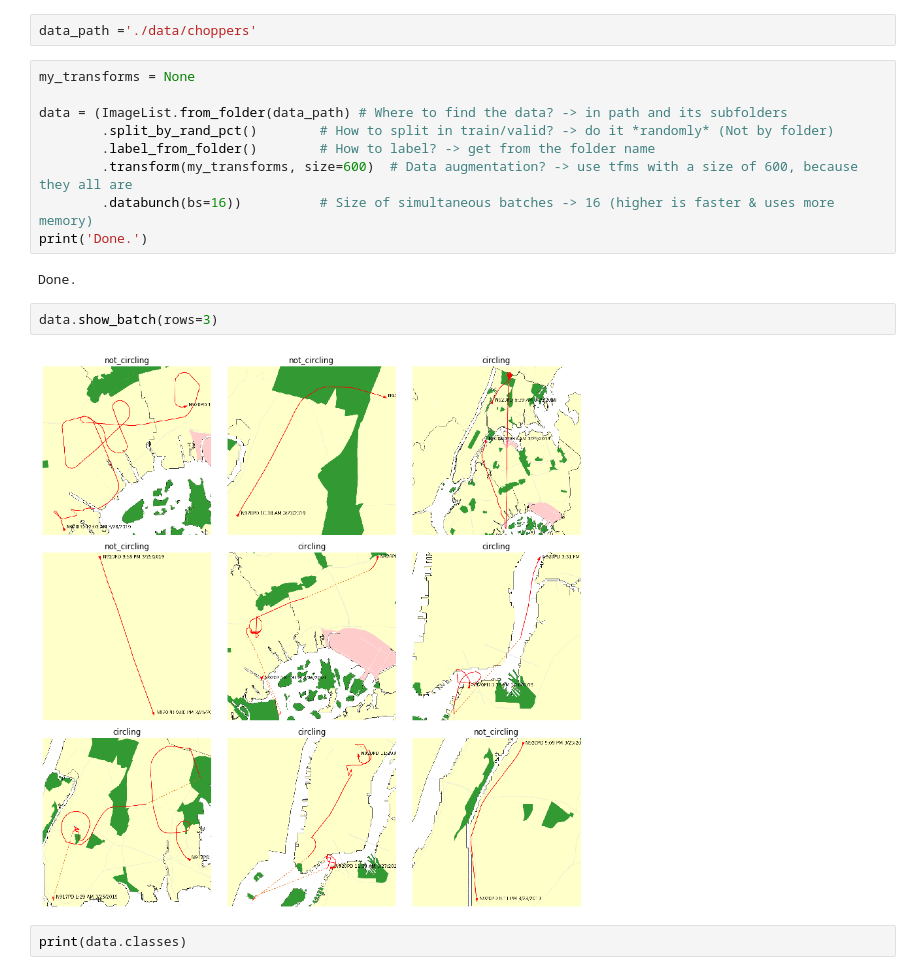
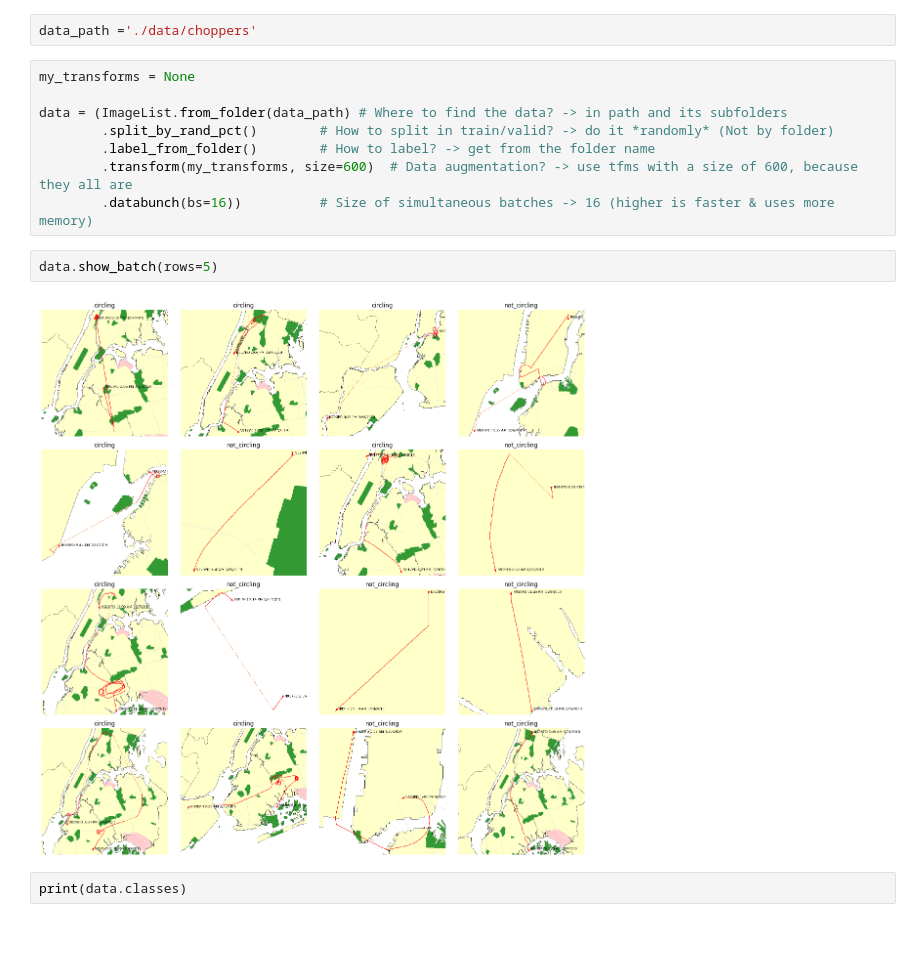
Before and after one commit to williamroot/dailylog, a Jupyter notebook: studies/2019_knightcenter_ml_for_journalism/20191201-dd_sorting_images_with_fastai.ipynb, the cells around one changed output. Drawn from its saved outputs; the diff is of its cells as text; blank space fills up the shorter version.

```diff
--- a/studies/2019_knightcenter_ml_for_journalism/20191201-dd_sorting_images_with_fastai.ipynb
+++ b/studies/2019_knightcenter_ml_for_journalism/20191201-dd_sorting_images_with_fastai.ipynb
@@ -85,13 +89,10 @@ data = (ImageList.from_folder(data_path) # Where to find the data? -> in path an
         .label_from_folder()        # How to label? -> get from the folder name
         .transform(my_transforms, size=600)  # Data augmentation? -> use tfms with a size of 600, because they all are
         .databunch(bs=16))          # Size of simultaneous batches -> 16 (higher is faster & uses more memory)
-print('Done.')
-# %% [output]
-Done.
 # %%
-data.show_batch(rows=3)
+data.show_batch(rows=5)
 # %% [output]
-[figure, old version]
+[figure, new version]
 # %%
 print(data.classes)
 # %% [output]
```
Also changed, not shown: parts of 14 cells of this notebook.
